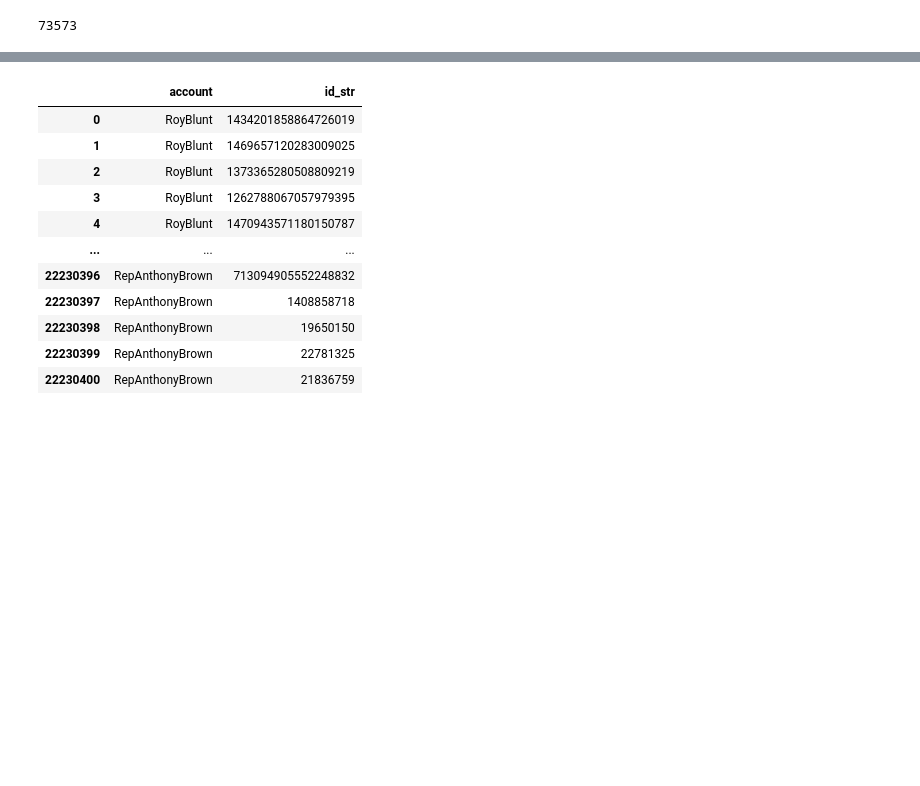
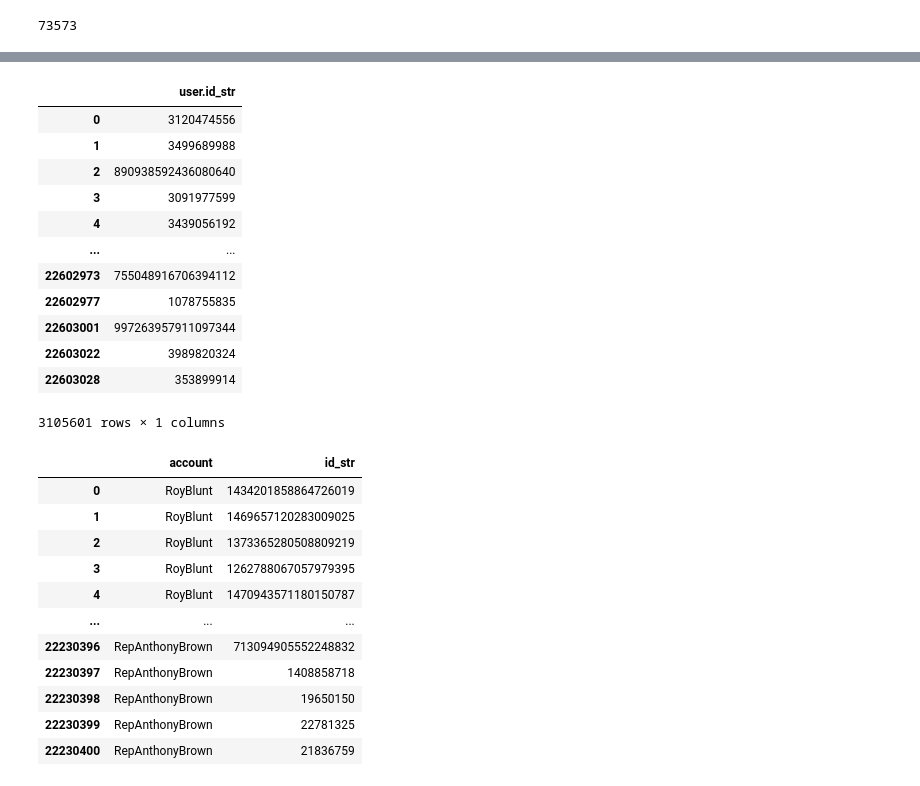
Before and after one commit to Ali-Omrani/transgressions-condemnation, a Jupyter notebook: Ideology/build_matrix.ipynb, the cells around one changed output, grey strips where cells are left out. Saved outputs shown, nothing was run; the diff lists cells and outputs as text; code cells hidden in the pictures; blank space fills up the shorter version.

```diff
--- a/Ideology/build_matrix.ipynb
+++ b/Ideology/build_matrix.ipynb
@@ -106,3 +135,19 @@ len(user_ids)
+# %%
+unique_user_id_df
+# %% [output]
+|  | user.id_str |
+| 0 | 3120474556 |
+| 1 | 3499689988 |
+| 2 | 890938592436080640 |
+| 3 | 3091977599 |
+| 4 | 3439056192 |
+| ... | ... |
+| 22602973 | 755048916706394112 |
+| 22602977 | 1078755835 |
+| 22603001 | 997263957911097344 |
+| 22603022 | 3989820324 |
+| 22603028 | 353899914 |
+3105601 rows × 1 columns
 # %%
 followers_df
 # %% [output]
```
Also changed, not shown: parts of 18 cells of this notebook, 3 other files.
